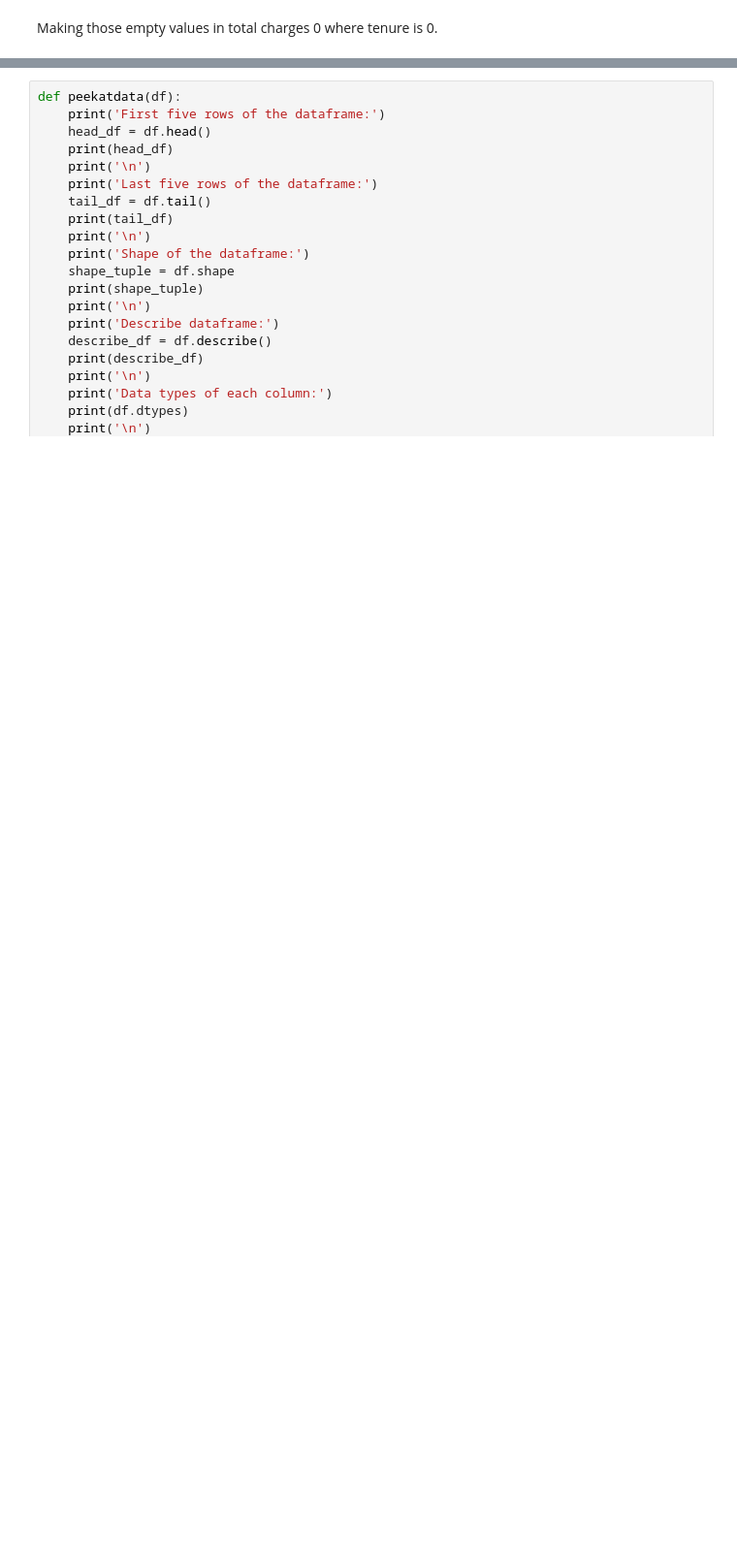
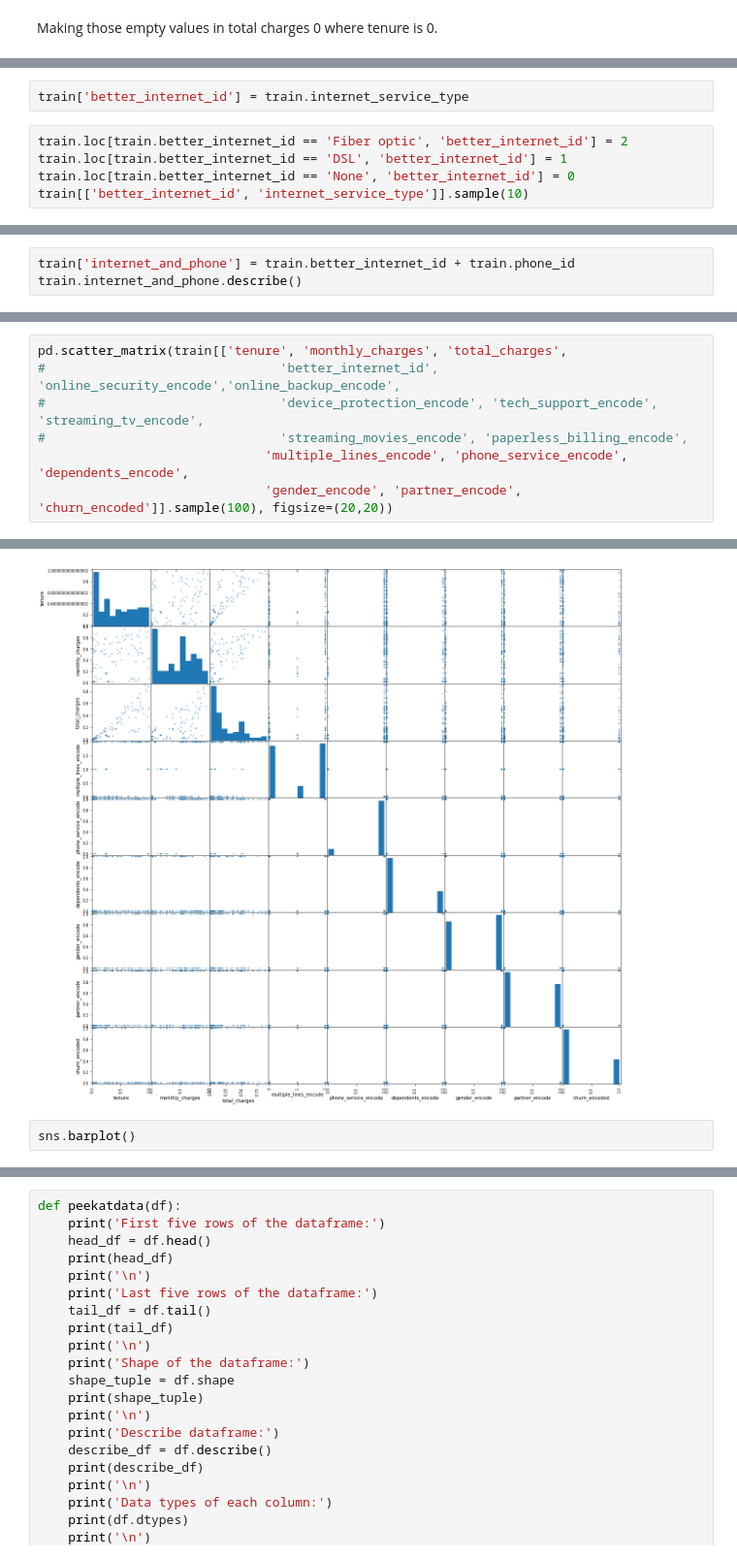
Before and after one commit to classification-telco-project-sanmaco/classification-telco, a Jupyter notebook: MZ_working_notebook.ipynb, the cells around one changed output, grey strips where cells are left out. Shown at 97% size. Cells and saved outputs as stored; diff of their text form; blank space fills up the shorter version.

```diff
--- a/MZ_working_notebook.ipynb
+++ b/MZ_working_notebook.ipynb
@@ -791,0 +1123,7 @@ TypeError: cannot convert the series to <class 'float'>
+# %%
+train['better_internet_id'] = train.internet_service_type
+# %%
+train.loc[train.better_internet_id == 'Fiber optic', 'better_internet_id'] = 2
+train.loc[train.better_internet_id == 'DSL', 'better_internet_id'] = 1
+train.loc[train.better_internet_id == 'None', 'better_internet_id'] = 0
+train[['better_internet_id', 'internet_service_type']].sample(10)
@@ -791,0 +1154,3 @@ TypeError: cannot convert the series to <class 'float'>
+# %%
+train['internet_and_phone'] = train.better_internet_id + train.phone_id
+train.internet_and_phone.describe()
@@ -791,0 +1206,8 @@ TypeError: cannot convert the series to <class 'float'>
+# %%
+pd.scatter_matrix(train[['tenure', 'monthly_charges', 'total_charges',
+#                               'better_internet_id', 'online_security_encode','online_backup_encode',
+#                               'device_protection_encode', 'tech_support_encode', 'streaming_tv_encode',
+#                               'streaming_movies_encode', 'paperless_billing_encode',
+                              'multiple_lines_encode', 'phone_service_encode', 'dependents_encode',
+                              'gender_encode', 'partner_encode', 'churn_encoded']].sample(100), figsize=(20,20))
+# %% [output]
@@ -791,0 +1231,3 @@ TypeError: cannot convert the series to <class 'float'>
+[figure, added]
+# %%
+sns.barplot()
```
Also changed, not shown: parts of 83 cells of this notebook.
